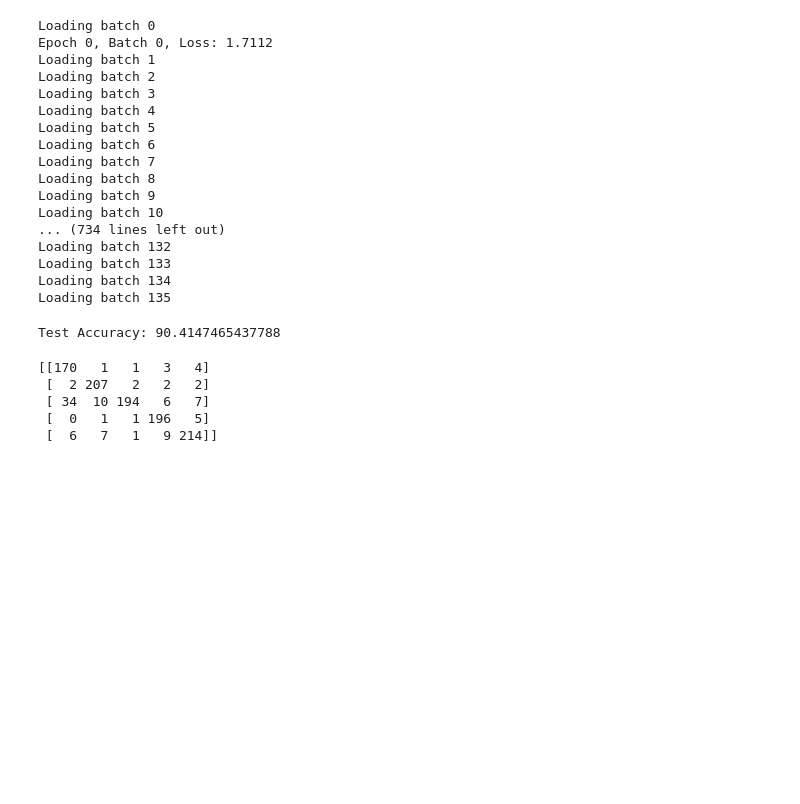
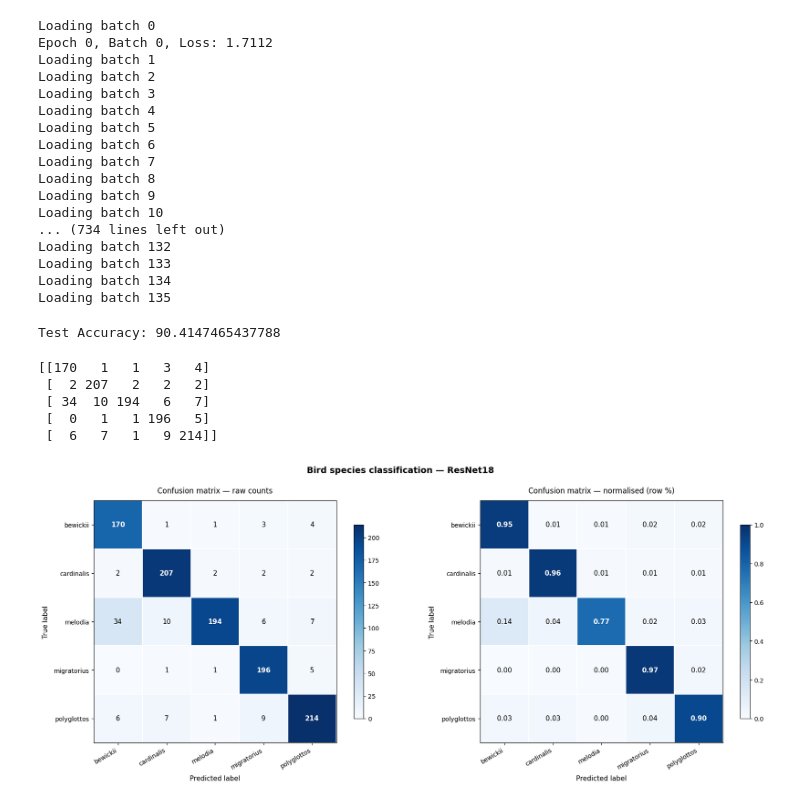
Before and after one commit to niyajohnsonk/Bioacoustics-Species-Detection, a Jupyter notebook: notebook_dl.ipynb, the cells around one changed output. Cells and saved outputs as stored; diff of their text form; code cells hidden in the pictures; blank space fills up the shorter version.

Commit message:
visualisations added

```diff
--- a/notebook_dl.ipynb
+++ b/notebook_dl.ipynb
@@ -293,3 +293,63 @@ print(cm)
  [ 34  10 194   6   7]
  [  0   1   1 196   5]
  [  6   7   1   9 214]]
+# %%
+import numpy as np
+import matplotlib.pyplot as plt
+import matplotlib.colors as mcolors
+from matplotlib.patches import FancyBboxPatch
+
+conf_matrix = np.array([
+    [170,  1,  1,  3,  4],
+    [  2, 207,  2,  2,  2],
+    [  34,  10, 194, 6, 7],
+    [  0,  1,  1, 196,  5],
+    [  6,  7,  1,  9, 214],
+])
+
+CLASSES = ["bewickii", "cardinalis", "melodia", "migratorius", "polyglottos"]
+conf_norm = conf_matrix.astype(float) / conf_matrix.sum(axis=1, keepdims=True)
+
+fig, axes = plt.subplots(1, 2, figsize=(18, 7))
+fig.suptitle("Bird species classification — ResNet18", fontsize=14, fontweight="bold", y=1.02)
+
+def plot_matrix(ax, data, fmt, title, cmap="Blues"):
+    im = ax.imshow(data, interpolation="nearest", cmap=cmap, vmin=0,
+                   vmax=data.max() if fmt == "d" else 1)
+
+    plt.colorbar(im, ax=ax, shrink=0.8)
+
+    n = len(CLASSES)
+    thresh = data.max() / 2.0 if fmt == "d" else 0.5
+
+    for i in range(n):
+        for j in range(n):
+            val   = data[i, j]
+            label = f"{int(val)}" if fmt == "d" else f"{val:.2f}"
+            color = "white" if val > thresh else "black"
+            ax.text(j, i, label, ha="center", va="center",
+                    fontsize=11, color=color, fontweight="bold" if i == j else "normal")
+
+    ax.set_xticks(range(n))
+    ax.set_yticks(range(n))
+    ax.set_xticklabels(CLASSES, rotation=30, ha="right", fontsize=10)
+    ax.set_yticklabels(CLASSES, rotation=0, fontsize=10)
+    ax.set_xlabel("Predicted label", fontsize=11, labelpad=8)
+    ax.set_ylabel("True label", fontsize=11, labelpad=8)
+    ax.set_title(title, fontsize=12, pad=12)
+
+    # grid lines between cells
+    for x in range(n + 1):
+        ax.axhline(x - 0.5, color="white", linewidth=1.5)
+        ax.axvline(x - 0.5, color="white", linewidth=1.5)
+
+plot_matrix(axes[0], conf_matrix, fmt="d",
+            title="Confusion matrix — raw counts")
+plot_matrix(axes[1], conf_norm,   fmt="f",
+            title="Confusion matrix — normalised (row %)")
+
+plt.tight_layout()
+plt.savefig("confusion_matrix.png", dpi=150, bbox_inches="tight")
+plt.show()
+# %% [output]
+[figure, added]
```
Also changed, not shown: parts of 1 cell of this notebook, 1 other file.
